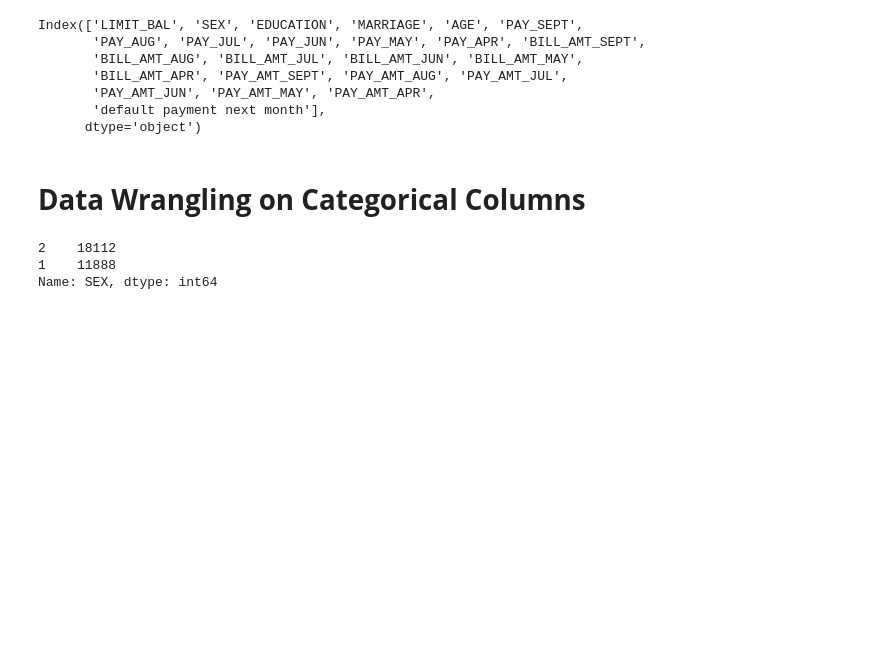
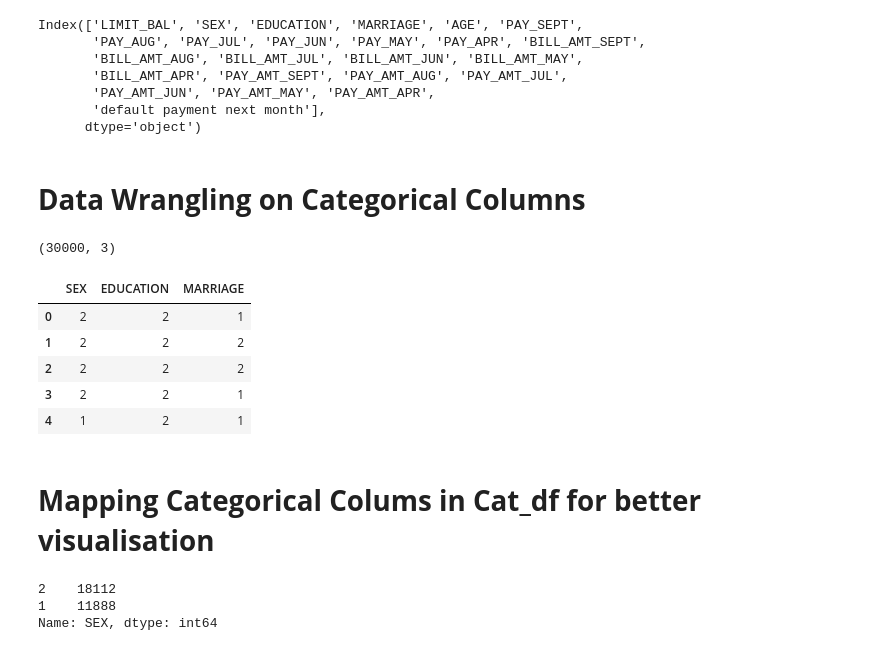
Before and after one commit to Kaushaljha488/Credit-Card-Default-Prediction, a Jupyter notebook: Kaushal_Credit_Card_Default_Prediction_.ipynb, the cells around one changed output. Cells and saved outputs as stored; diff of their text form; code cells hidden in the pictures; blank space fills up the shorter version.

```diff
--- a/Kaushal_Credit_Card_Default_Prediction_.ipynb
+++ b/Kaushal_Credit_Card_Default_Prediction_.ipynb
@@ -322,0 +327,15 @@ Index(['LIMIT_BAL', 'SEX', 'EDUCATION', 'MARRIAGE', 'AGE', 'PAY_SEPT',
+# %%
+cat_df.shape
+# %% [output]
+(30000, 3)
+# %%
+cat_df.head()
+# %% [output]
+|  | SEX | EDUCATION | MARRIAGE |
+| 0 | 2 | 2 | 1 |
+| 1 | 2 | 2 | 2 |
+| 2 | 2 | 2 | 2 |
+| 3 | 2 | 2 | 1 |
+| 4 | 1 | 2 | 1 |
+# %% [markdown]
+# **Mapping Categorical Colums in Cat_df for better visualisation**
```
Also changed, not shown: parts of 30 cells of this notebook.
